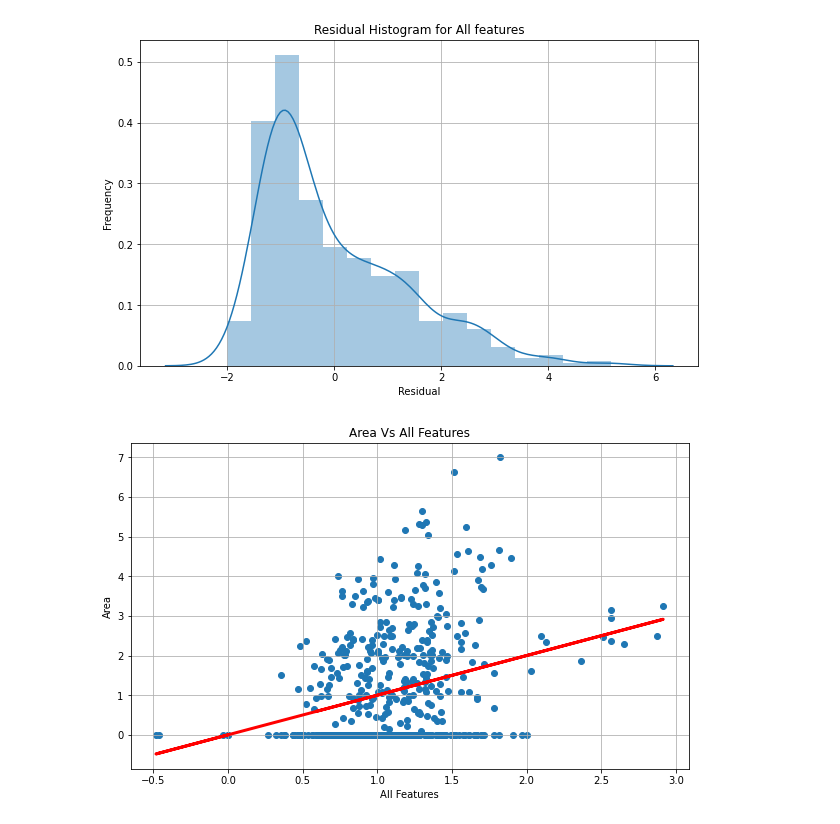
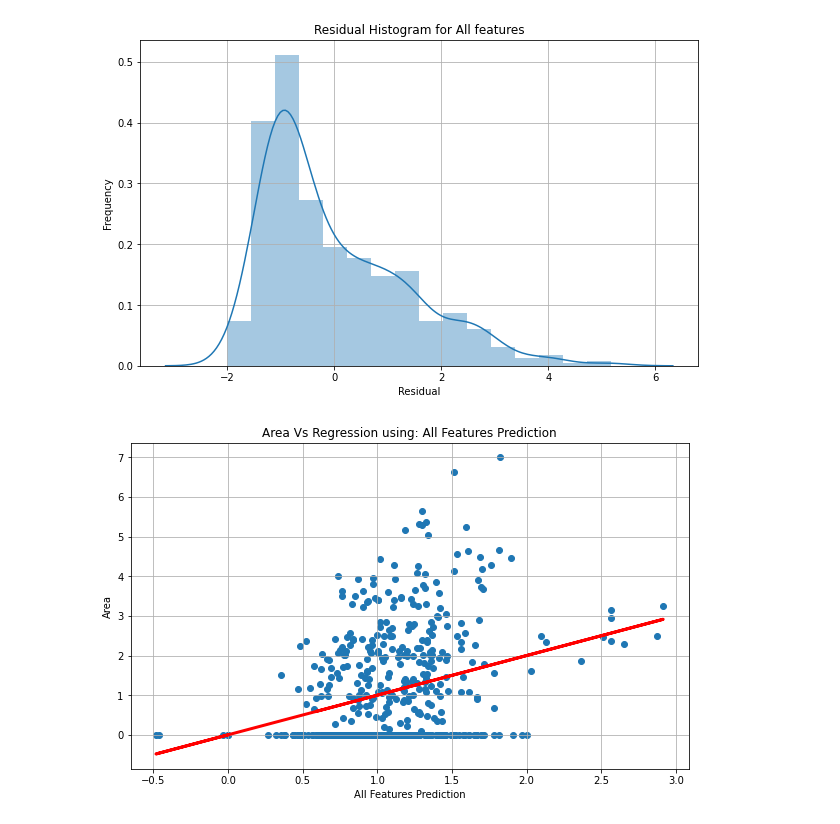
Before and after one commit to rodolfolermacontreras/ML_1_Assignment_2, a Jupyter notebook: MLEARN510-Lesson02-Rodolfo_Lerma.ipynb, the cells around one changed output. Saved outputs shown, nothing was run; the diff lists cells and outputs as text; code cells hidden in the pictures.

```diff
--- a/MLEARN510-Lesson02-Rodolfo_Lerma.ipynb
+++ b/MLEARN510-Lesson02-Rodolfo_Lerma.ipynb
@@ -306,7 +329,7 @@ def scatters(a,b,c,d):
     plt.grid(True)
     plt.xlabel(d)
     plt.ylabel('Area')
-    plt.title('Area Vs ' + d)
+    plt.title('Area Vs Regression using: ' + d)
 
-scatters(predictions, y_output, predictions, 'Rain & Wind')
+scatters(predictions, y_output, predictions, 'Rain & Wind Predictions')
 # %% [output]
@@ -411,8 +427,8 @@ histograms(multi_model_all, 'All features')
 # %% [output]
 [figure]
 # %%
-predictions = multi_model_all.predict(Attributes_all)
+predictions_all = multi_model_all.predict(Attributes_all)
 # %%
-scatters(predictions, y_output_all, predictions, 'All Features')
+scatters(predictions_all, y_output_all, predictions_all, 'All Features Prediction')
 # %% [output]
-[figure, old version]
+[figure, new version]
```
Also changed, not shown: parts of 26 cells of this notebook.
